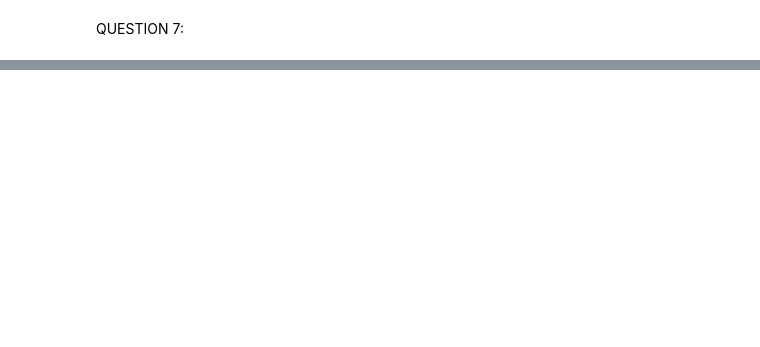
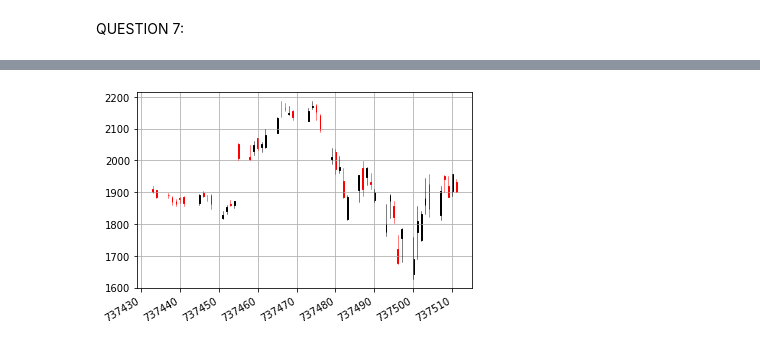
Before and after one commit to khalilacheche/Stocks-Analyser-Fetcher, a Jupyter notebook: main.ipynb, the cells around one changed output, grey strips where cells are left out. Saved outputs shown, nothing was run; the diff lists cells and outputs as text; code cells hidden in the pictures; blank space fills up the shorter version.

```diff
--- a/main.ipynb
+++ b/main.ipynb
@@ -418,0 +492,45 @@ nb_alert("test3")
+# %%
+import matplotlib as mpl
+import matplotlib.pyplot as plt
+import mplfinance as mpf
+from mplfinance.original_flavor import candlestick_ohlc
+def draw_enveloppe(ticker,date_start,date_end,source,pourcentage):
+  PROJET = sqlite3.connect('PROJET.db')
+
+  query = "SELECT * FROM Candlesticks WHERE ticker='"+ticker+"' AND date >= '"+date_start.strftime("%Y/%m/%d")+"' AND date <= '"+date_end.strftime("%Y/%m/%d")+"'"
+  df=pd.read_sql_query(query,PROJET)
+  if source=="open":
+    moyenne=df['open_price'].mean()
+  elif source=="close":
+    moyenne=df['close_price'].mean()
+  up=moyenne+moyenne*pourcentage
+  down=moyenne-moyenne*pourcentage
+
+  '''df.index=mpl.dates.date2num(pd.to_datetime(df.date).to_pydatetime())
+
+  df=df.rename(columns={"open_price": "Open", "close_price": "Close","high_price":"High","low_price":"Low"})
+  display(df)
+
+  fig, ax = plt.subplots()
+  candlestick_ohlc(ax, quotes=[df['date'],df['Open'],df['High'], df['Low'],df['Close']])'''
+
+  #On doit se decider sur quelle librairie on va utiliser: plotly ou mplfinance.original_flavor
+  ######
+  df.date=mpl.dates.date2num(pd.to_datetime(df.date))
+  df.index=df.date
+  row_list =[]
+  for rows in df.itertuples():
+    my_list = [rows.date, rows.open_price, rows.high_price,rows.low_price,rows.close_price]
+    row_list.append(my_list)
+  fig, ax = plt.subplots()
+  candlestick_ohlc(ax, quotes=row_list)
+  #####
+  ax.autoscale_view()
+  ax.grid(True)
+  fig.autofmt_xdate()
+
+  plt.show()
+
+draw_enveloppe("AMZN", datetime(2020,1,9),datetime(2020,3,29), "open", 0.01)
+# %% [output]
+[figure, added]
```
Also changed, not shown: parts of 9 cells of this notebook.
